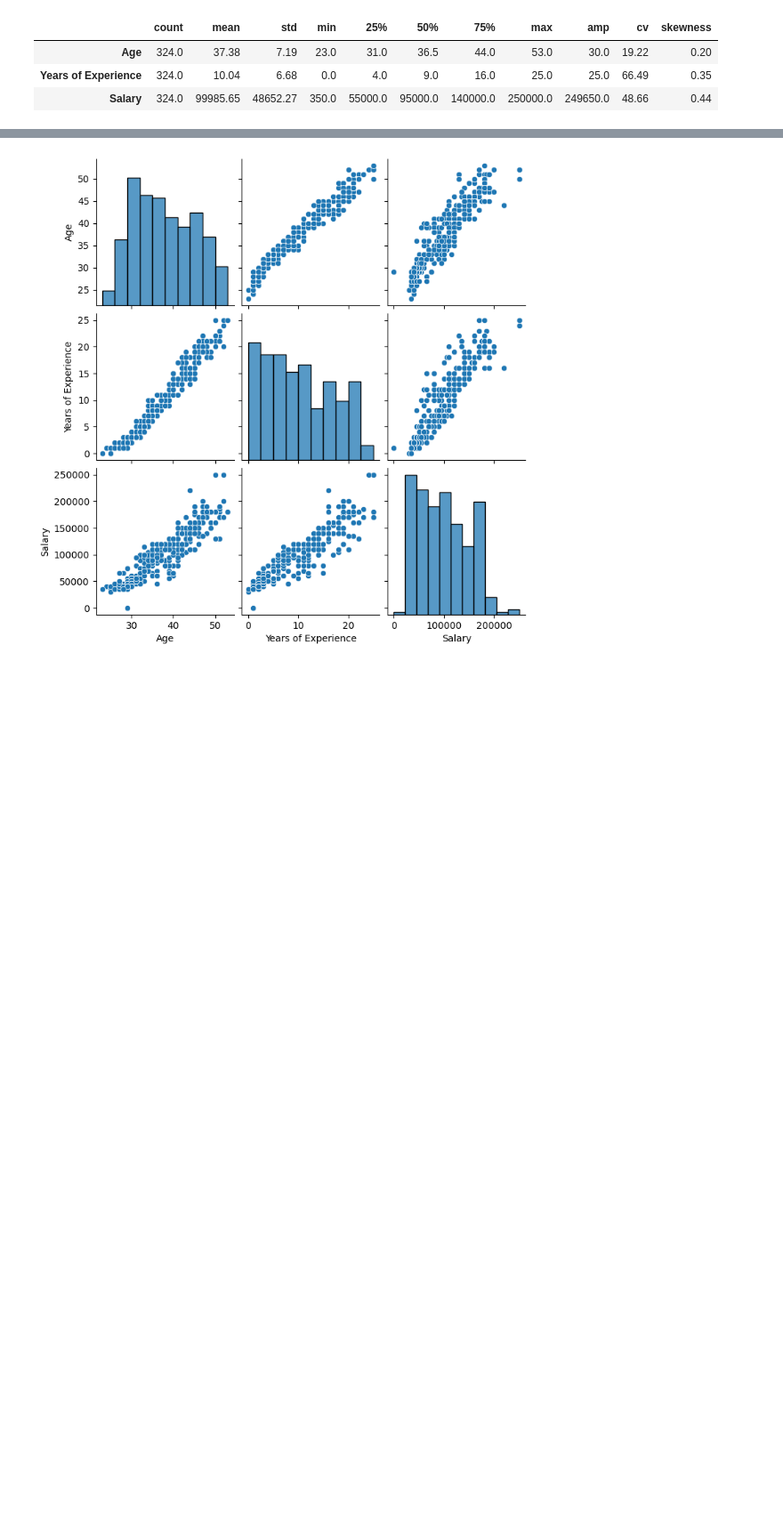
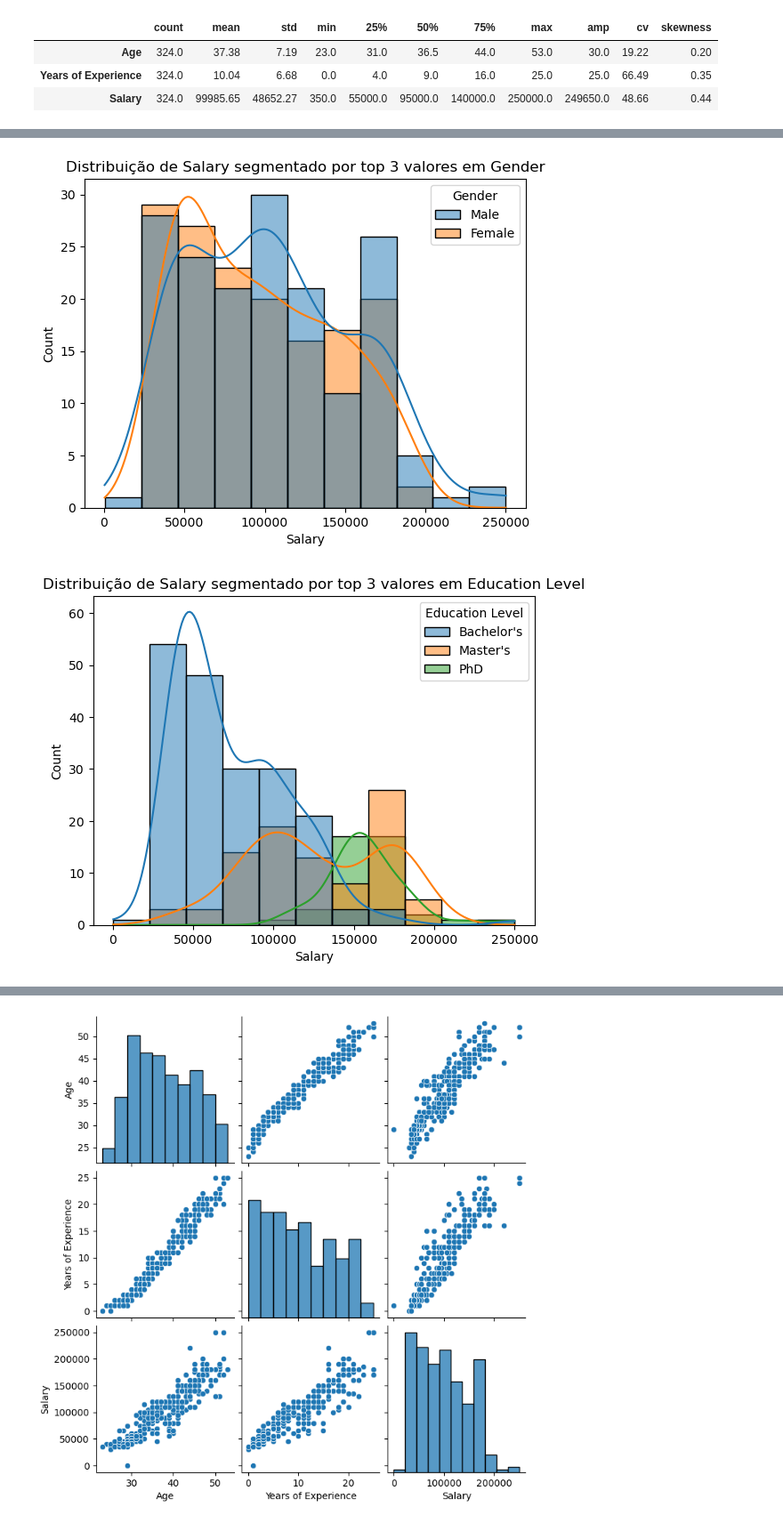
Before and after one commit to pedrolustosab/Analise_Explorataria_Salarios, a Jupyter notebook: EAD_Salarios.ipynb, the cells around one changed output, grey strips where cells are left out. Shown at 89% size. Cells and saved outputs as stored; diff of their text form; code cells hidden in the pictures; blank space fills up the shorter version.

```diff
--- a/EAD_Salarios.ipynb
+++ b/EAD_Salarios.ipynb
@@ -241,0 +242,15 @@ for genero in df["Gender"].unique():
+# %%
+for col in text_columns:
+    # Selecionando os top 3 valores
+    top_3_values = df[col].value_counts().index[:3]
+
+    # Filtrando o DataFrame original para incluir apenas as linhas que correspondem aos 3 principais valores
+    df_top_3 = df[df[col].isin(top_3_values)]
+
+    # Criando o gráfico de densidade de kernel
+    sns.histplot(data=df_top_3, x="Salary", hue=col, kde=True)
+    plt.title(f'Distribuição de Salary segmentado por top 3 valores em {col}')
+    plt.show()
+# %% [output]
+[figure, added]
+[figure, added]
```
Also changed, not shown: parts of 6 cells of this notebook.
